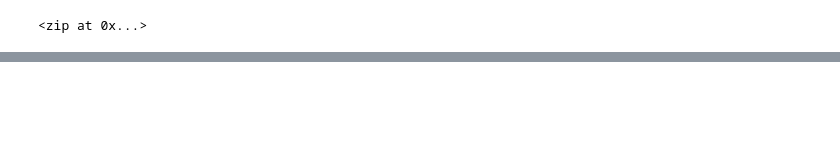
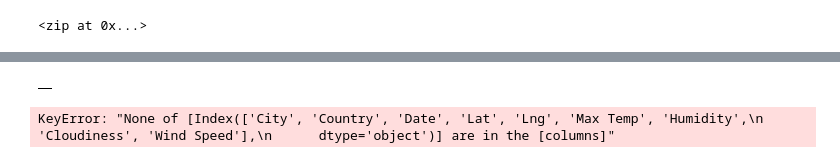
Before and after one commit to paolaescamilla/World_Weather_Analysis, a Jupyter notebook: WeatherPy.ipynb, the cells around one changed output, grey strips where cells are left out. Cells and saved outputs as stored; diff of their text form; code cells hidden in the pictures; blank space fills up the shorter version.

```diff
--- a/WeatherPy.ipynb
+++ b/WeatherPy.ipynb
@@ -33,0 +41,4 @@ len(cities)
+# %%
+# Starting URL for Weather Map API Call.
+url = "http://api.openweathermap.org/data/2.5/weather?units=Imperial&APPID=" + weather_api_key
+print(url)
@@ -33,0 +129,17 @@ len(cities)
+# %%
+# Convert the array of dictionaries to a Pandas DataFrame.
+# Convert array of dictionaries to a pandas DataFrame.
+city_data_df = pd.DataFrame(city_data)
+city_data_df.head(10)
+# %% [output]
+|  |
+# %%
+# Reorder the columns in the order you want them to appear.
+new_column_order = ["City", "Country", "Date", "Lat",
+                    "Lng", "Max Temp", "Humidity", "Cloudiness", "Wind Speed"]
+
+# Assign a new or the same DataFrame the new column order.
+city_data_df = city_data_df[new_column_order]
+city_data_df.head(10)
+# %% [output]
+KeyError: "None of [Index(['City', 'Country', 'Date', 'Lat', 'Lng', 'Max Temp', 'Humidity',\n       'Cloudiness', 'Wind Speed'],\n      dtype='object')] are in the [columns]"
```
Also changed, not shown: parts of 4 cells of this notebook, 2 other files.
